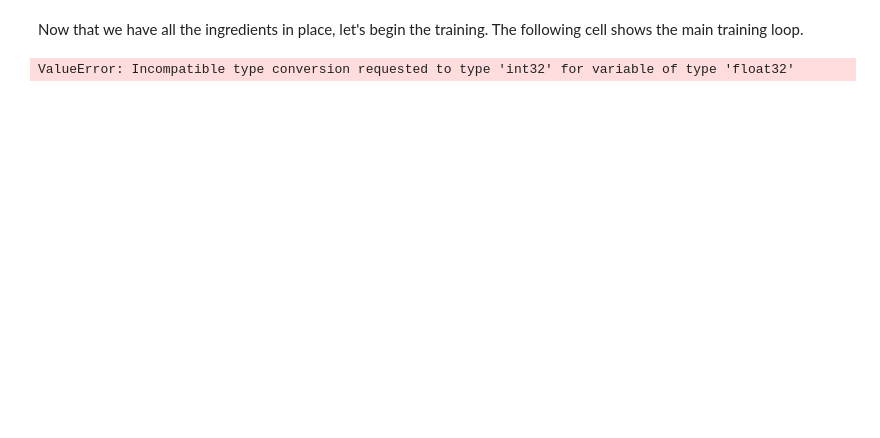
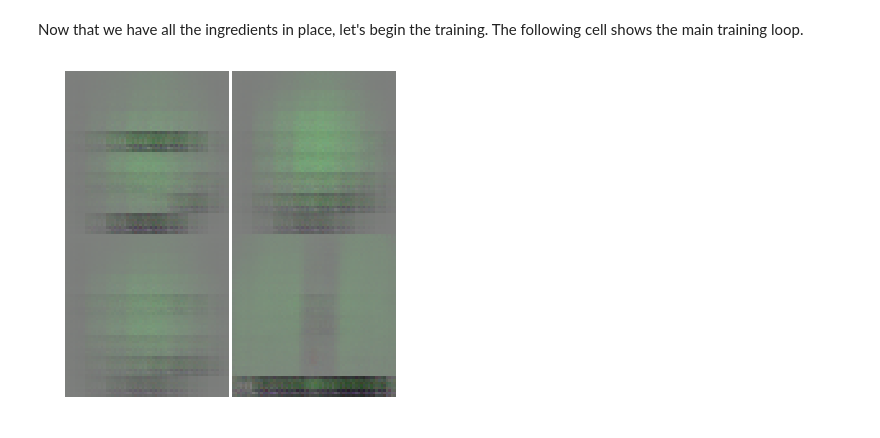
Before and after one commit to katnoria/world-models, a Jupyter notebook: notebooks/autoencoder.ipynb, the cells around one changed output. Drawn from its saved outputs; the diff is of its cells as text; code cells hidden in the pictures; blank space fills up the shorter version.

Commit message:
Autoencoder now trains with small set of data:

```diff
--- a/notebooks/autoencoder.ipynb
+++ b/notebooks/autoencoder.ipynb
@@ -124,10 +125,10 @@ For Decoder network, we sample the latent vector $z$ from the gaussian distribut
 decoder_input = keras.layers.Input(shape=K.int_shape(sampled_latent_vector)[1:], name='decoder_input')
 x = keras.layers.Dense(np.prod(encoder_last_conv_shape))(decoder_input)
 x = keras.layers.Reshape((1,1,np.prod(encoder_last_conv_shape)))(x)
-x = keras.layers.Conv2DTranspose(128, 5, strides=(2,2), activation='relu')(x)
-x = keras.layers.Conv2DTranspose(64, 5, strides=(2,2), activation='relu')(x)
-x = keras.layers.Conv2DTranspose(32, 6, strides=(2,2), activation='relu')(x)
-decoder_output = keras.layers.Conv2DTranspose(3, 6, strides=(2,2))(x)
+x = keras.layers.Conv2DTranspose(128, kernel_size=5, strides=(2,2), activation='relu')(x)
+x = keras.layers.Conv2DTranspose(64, kernel_size=5, strides=(2,2), activation='relu')(x)
+x = keras.layers.Conv2DTranspose(32, kernel_size=6, strides=(2,2), activation='relu')(x)
+decoder_output = keras.layers.Conv2DTranspose(3, kernel_size=6, strides=(2,2))(x)
 
 decoder = keras.Model(decoder_input, decoder_output, name='decoder')
 decoder.summary()
@@ -186,9 +188,11 @@ class VAE(keras.Model):
         self.encoder = encoder
         self.decoder = decoder
 
+    def train_vars(self):
+        return self.encoder.trainable_variables + self.decoder.trainable_variables
+
     def encode(self, x):
         encoded = self.encoder(x)
-        import pdb; pdb.set_trace()
         return encoded
 
     def decode(self, z, apply_sigmoid=False):
@@ -267,7 +272,7 @@ Now that we have all the ingredients in place, let's begin the training.
 The following cell shows the main training loop.
 # %%
 # Number of training epochs
-EPOCHS = 10
+EPOCHS = 30
 # Initialize the Variational Autoencoder model
 model = VAE(encoder, decoder)
 # Define optimizer
@@ -277,23 +282,51 @@ optimizer = keras.optimizers.Adam(1e-4)
 losses = []
 
 # How often to print the loss
-print_every = int(0.1 * EPOCHS)
+print_every = max(int(0.1 * EPOCHS), 1)
 
-for epoch in range(EPOCHS):
-    for train_x in train_ds:
+# Model Checkpoint
+# Save model and optimizer
+ckpt = tf.train.Checkpoint(optimizer=optimizer, model=model)
+# Set save path and how many checkpoints to save
+manager = tf.train.CheckpointManager(ckpt, './ckpts/', max_to_keep=2)
+# Load the latest checkpoint and restore
+latest_ckpt = manager.latest_checkpoint
+ckpt.restore(latest_ckpt)
+
+if latest_ckpt:
+    print('Restored from {}'.format(latest_ckpt))
+else:
+    print('Training from scratch')
+# How often to save the checkpoint
+save_every = max(int(0.3 * EPOCHS), 1)
+
+# We are now ready to start the training loop
+for epoch in range(0, EPOCHS):
+    for train_x in train_dataset:
         loss = train_step(train_x, model, optimizer)
         losses.append(loss)
     if epoch % print_every == 0:
         print('Epoch {}/{}: train loss {}'.format(epoch, EPOCHS, losses[-1]))
+        generate_sample_images(model, plot=False, save=True, save_name='imgs/img-{}.png'.format(epoch))
+    if epoch % save_every == 0:
+        save_path = manager.save()
+        print('Saved checkpoint for step {}:{}'.format(epoch, save_path))
-# %% [output]
-ValueError: Incompatible type conversion requested to type 'int32' for variable of type 'float32'
 # %%
-def generate_sample_images(model):
+def generate_sample_images(model, plot=True, save=False, save_name='imgs/out.png'):
     latent_z = tf.random.normal(shape=(4, LATENT_DIM))
     # decode z
     decoded = model.decode(latent_z, apply_sigmoid=True)
-    print(decoder.shape)
-    fig, axs = plt.subplots(2, 2, figsize=(8, 8))
-    for i, ax in enumerate(axs.flat):
-        ax.imshow(decoder[i, :, :, 0])
-        ax.axis('off')
+    if plot:
+        fig, axs = plt.subplots(2, 2, figsize=(6, 6))
+        for i, ax in enumerate(axs.flat):
+            ax.imshow(decoded[i, :, :, :])
+            ax.axis('off')
+            ax.set_aspect('equal')
+        plt.subplots_adjust(wspace=0, hspace=0)
+    if save:
+        plt.savefig(save_name)
+        plt.show()
+# %%
+generate_sample_images(model, save=True)
+# %% [output]
+[figure, added]
```
Also changed, not shown: parts of 17 cells of this notebook.
